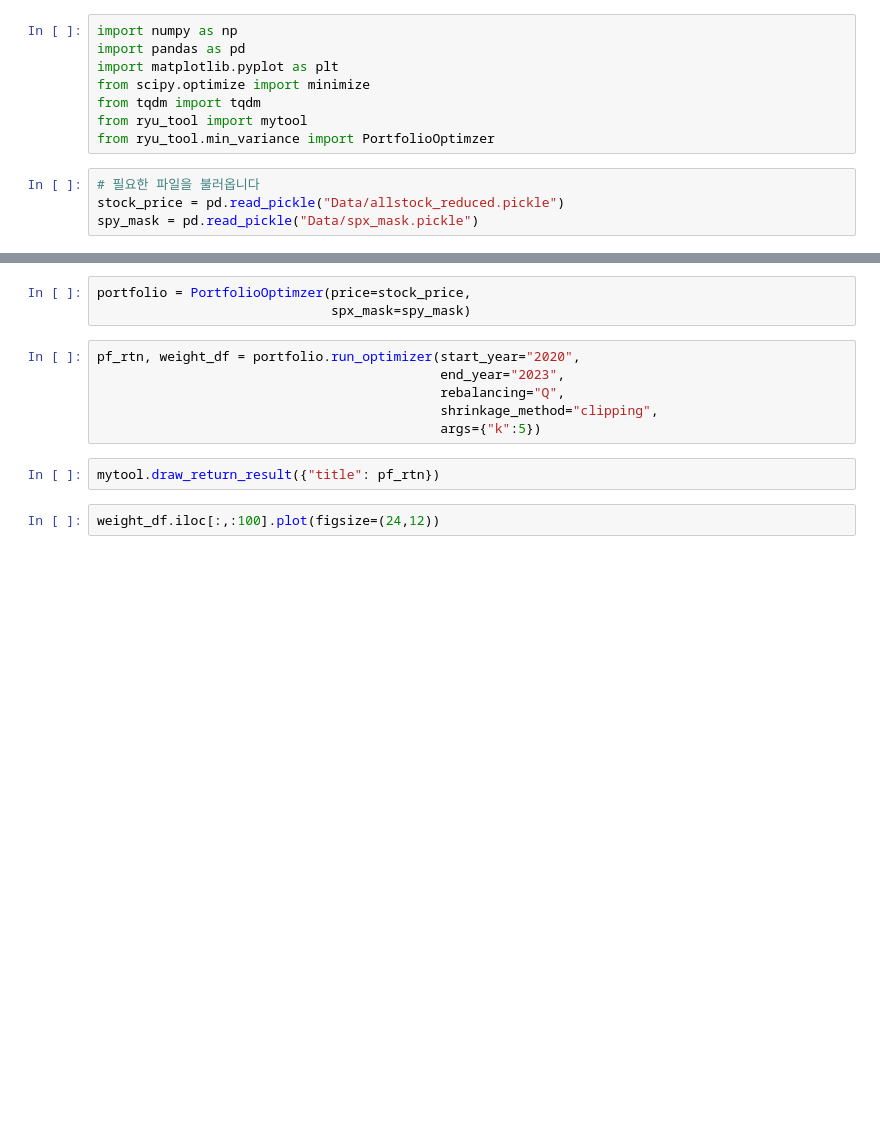
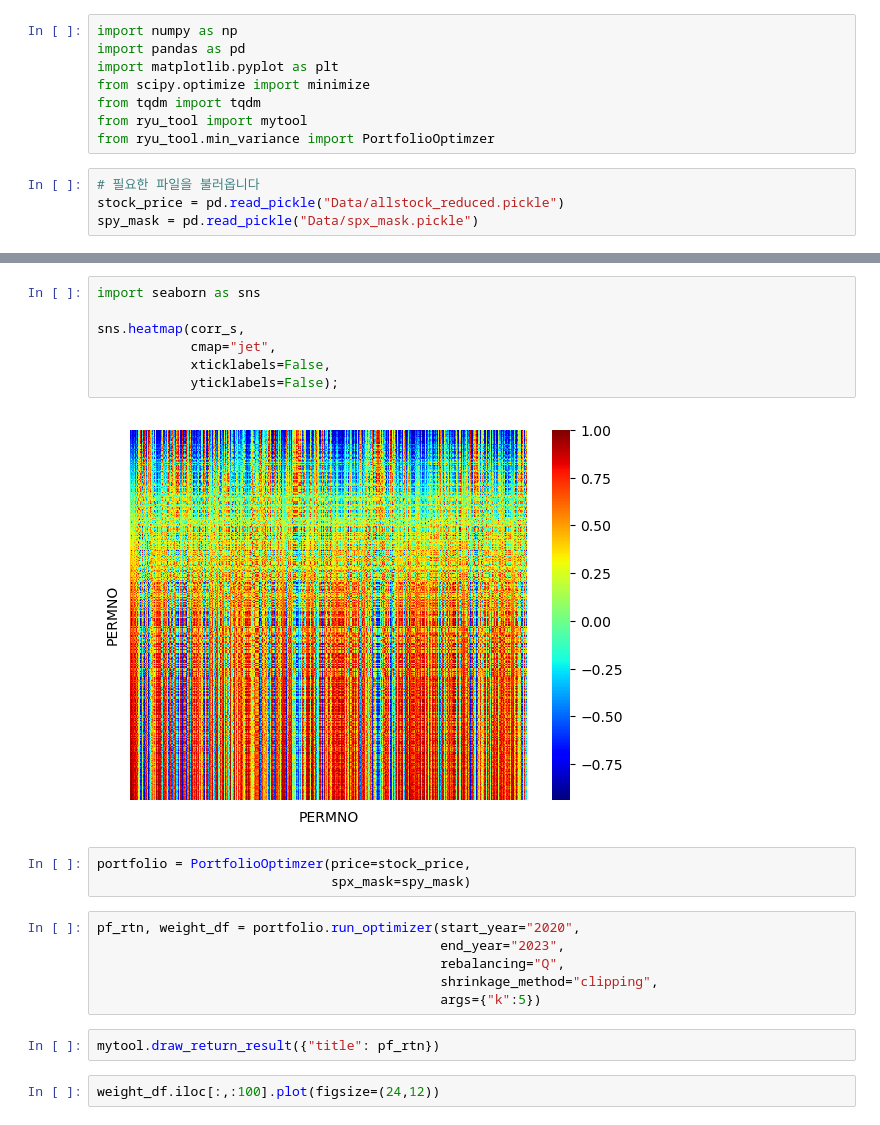
Before and after one commit to Je-Hyeon/Portfolio-Optimization-2023-FR-Project-, a Jupyter notebook: min_variance_pf.ipynb, the cells around one changed output, grey strips where cells are left out. Cells and saved outputs as stored; diff of their text form; blank space fills up the shorter version.

```diff
--- a/min_variance_pf.ipynb
+++ b/min_variance_pf.ipynb
@@ -13,3 +49,12 @@ spy_mask = pd.read_pickle("Data/spx_mask.pickle")
+# %%
+import seaborn as sns
+
+sns.heatmap(corr_s,
+            cmap="jet",
+            xticklabels=False,
+            yticklabels=False);
+# %% [output]
+[figure, added]
 # %%
 portfolio = PortfolioOptimzer(price=stock_price,
                               spx_mask=spy_mask)
```
Also changed, not shown: parts of 3 cells of this notebook, 1 other file.
